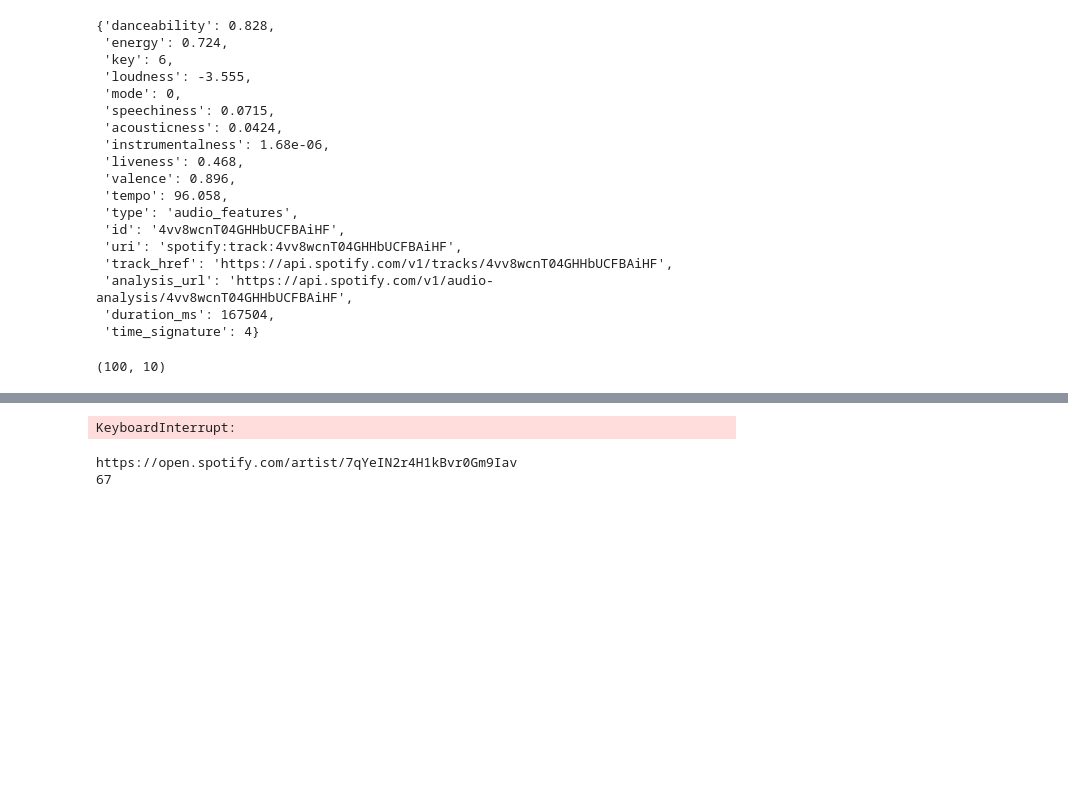
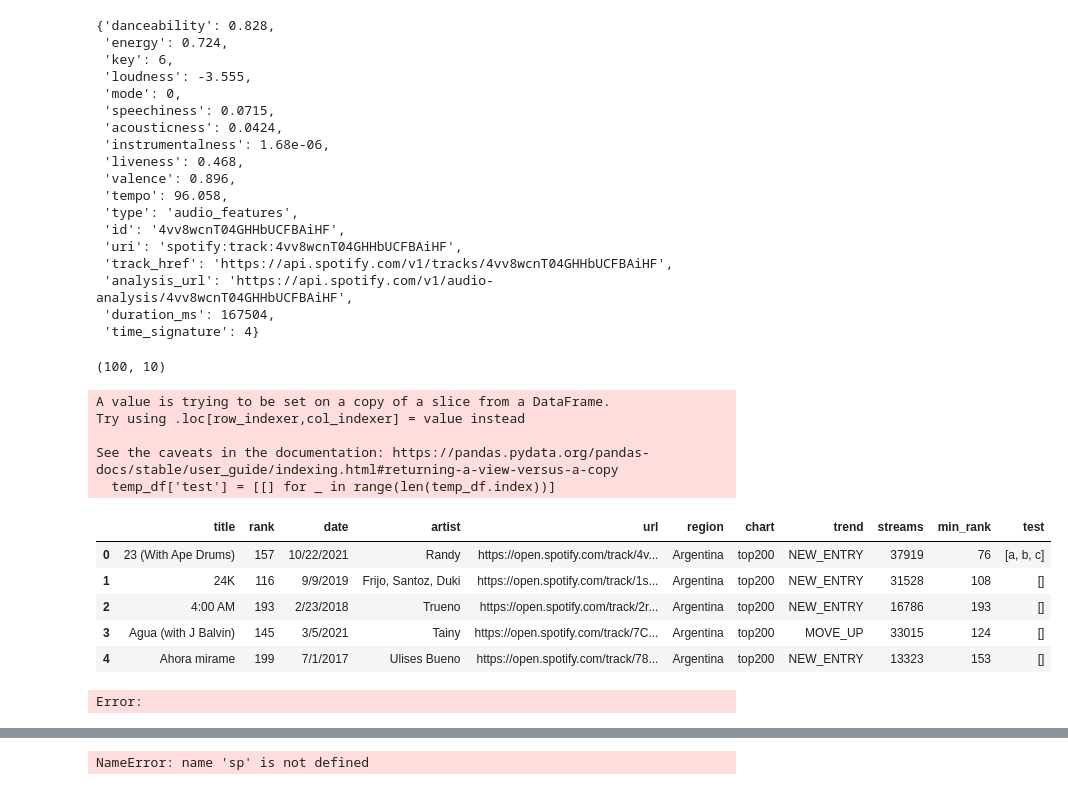
Before and after one commit to DENGRENHAO/BDA_Term_Project, a Jupyter notebook: Download_SpotifyAPI_Data.ipynb, the cells around one changed output, grey strips where cells are left out. Cells and saved outputs as stored; diff of their text form; code cells hidden in the pictures; blank space fills up the shorter version.

```diff
--- a/Download_SpotifyAPI_Data.ipynb
+++ b/Download_SpotifyAPI_Data.ipynb
@@ -194,0 +218,23 @@ Error:
+# %%
+import os
+
+# Set directory path to the folder containing CSV files
+directory_path = "./outputs"
+
+# Initialize an empty list to store dataframes
+dfs = []
+
+# Loop over each file in the directory
+for filename in os.listdir(directory_path):
+    if filename.endswith(".csv"):
+        # Read the CSV file into a dataframe
+        filepath = os.path.join(directory_path, filename)
+        df = pd.read_csv(filepath, header=0, encoding = "utf-8")
+
+        # Add the dataframe to the list
+        dfs.append(df)
+
+# Concatenate all dataframes into a single dataframe
+all_dfs = pd.concat(dfs, ignore_index=True)
+print(all_dfs.shape)
+all_dfs.head(10)
@@ -194,0 +254,6 @@ Error:
+# %%
+import numpy as np
+# split dataframe of size 296597 to 10 splits
+splitted_all_df = np.array_split(all_dfs, 10)
+print(len(splitted_all_df))
+print(splitted_all_df[0].shape)
@@ -194,0 +263,12 @@ Error:
+# %%
+for i in range(0, 10):
+    df = splitted_all_df[i].copy()
+    print(f"original all dataset shape: {df.shape}")
+    print(f"row count with nan: {(df.isna().any(axis=1)).sum()}")
+    row_cnt, failed_cnt = 0, 0
+    df[df.isna().any(axis=1)] = df[df.isna().any(axis=1)].progress_apply(get_all_features_with_timeout, axis=1)
+    print(f"Row Count: {row_cnt}, Failed Count: {failed_cnt}")
+    print(f"row count with nan after processed: {(df.isna().any(axis=1)).sum()}")
+    df = df.dropna()
+    print(f"all dataset shape after processed: {df.shape}")
+    df.to_csv(f"./outputs/all_final_outputs_{i}.csv", encoding='utf-8', index=False)
@@ -220,6 +313,23 @@ temp_df = df.iloc[:100, :]
 temp_df.shape
 # %% [output]
 (100, 10)
+# %%
+temp_df['test'] = [[] for _ in range(len(temp_df.index))]
+temp_df.at[0, 'test'] = ['a', 'b', 'c']
+temp_df.head()
+# %% [output]
+A value is trying to be set on a copy of a slice from a DataFrame.
+Try using .loc[row_indexer,col_indexer] = value instead
+
+See the caveats in the documentation: https://pandas.pydata.org/pandas-docs/stable/user_guide/indexing.html#returning-a-view-versus-a-copy
+  temp_df['test'] = [[] for _ in range(len(temp_df.index))]
+|  | title | rank | date | artist | url | region | chart | trend | streams | min_rank | test |
+| 0 | 23 (With Ape Drums) | 157 | 10/22/2021 | Randy | https://open.spotify.com/track/4v... | Argentina | top200 | NEW_ENTRY | 37919 | 76 | [a, b, c] |
+| 1 | 24K | 116 | 9/9/2019 | Frijo, Santoz, Duki | https://open.spotify.com/track/1s... | Argentina | top200 | NEW_ENTRY | 31528 | 108 | [] |
+| 2 | 4:00 AM | 193 | 2/23/2018 | Trueno | https://open.spotify.com/track/2r... | Argentina | top200 | NEW_ENTRY | 16786 | 193 | [] |
+| 3 | Agua (with J Balvin) | 145 | 3/5/2021 | Tainy | https://open.spotify.com/track/7C... | Argentina | top200 | MOVE_UP | 33015 | 124 | [] |
+| 4 | Ahora mirame | 199 | 7/1/2017 | Ulises Bueno | https://open.spotify.com/track/78... | Argentina | top200 | NEW_ENTRY | 13323 | 153 | [] |
+Error:
 # %%
 def get_audio_features(df_row):
     global row_cnt, success_cnt
@@ -265,15 +375,9 @@ temp_df.head(10)
 | 8 | Another Day in Paradise - 2016 Re... | 188 | 3/21/2018 | Phil Collins | https://open.spotify.com/track/1N... | Argentina | top200 | NEW_ENTRY | 15307 | 188 | ... |
 | 9 | Asan: Bzrp Music Sessions, Vol. 35 | 69 | 11/12/2020 | Bizarrap, Asan | https://open.spotify.com/track/5Z... | Argentina | top200 | NEW_ENTRY | 54640 | 69 | ... |
 # %%
-sp.track('https://open.spotify.com/track/4vv8wcnT04GHHbUCFBAiHF')
+sp.tracks(['https://open.spotify.com/track/4vv8wcnT04GHHbUCFBAiHF', 'https://open.spotify.com/track/4vv8wcnT04GHHbUCFBAiHF'])['tracks'][0]['artists'][0]['external_urls']['spotify']
 # %% [output]
-KeyboardInterrupt:
+NameError: name 'sp' is not defined
-# %%
-print(sp.track('https://open.spotify.com/track/4vv8wcnT04GHHbUCFBAiHF')['artists'][0]['external_urls']['spotify'])
-print(sp.track('https://open.spotify.com/track/4vv8wcnT04GHHbUCFBAiHF')['popularity'])
-# %% [output]
-https://open.spotify.com/artist/7qYeIN2r4H1kBvr0Gm9Iav
-67
 # %%
 def get_track_info(df_row):
     global row_cnt, success_cnt
```
Also changed, not shown: parts of 12 cells of this notebook, 1 other file.
